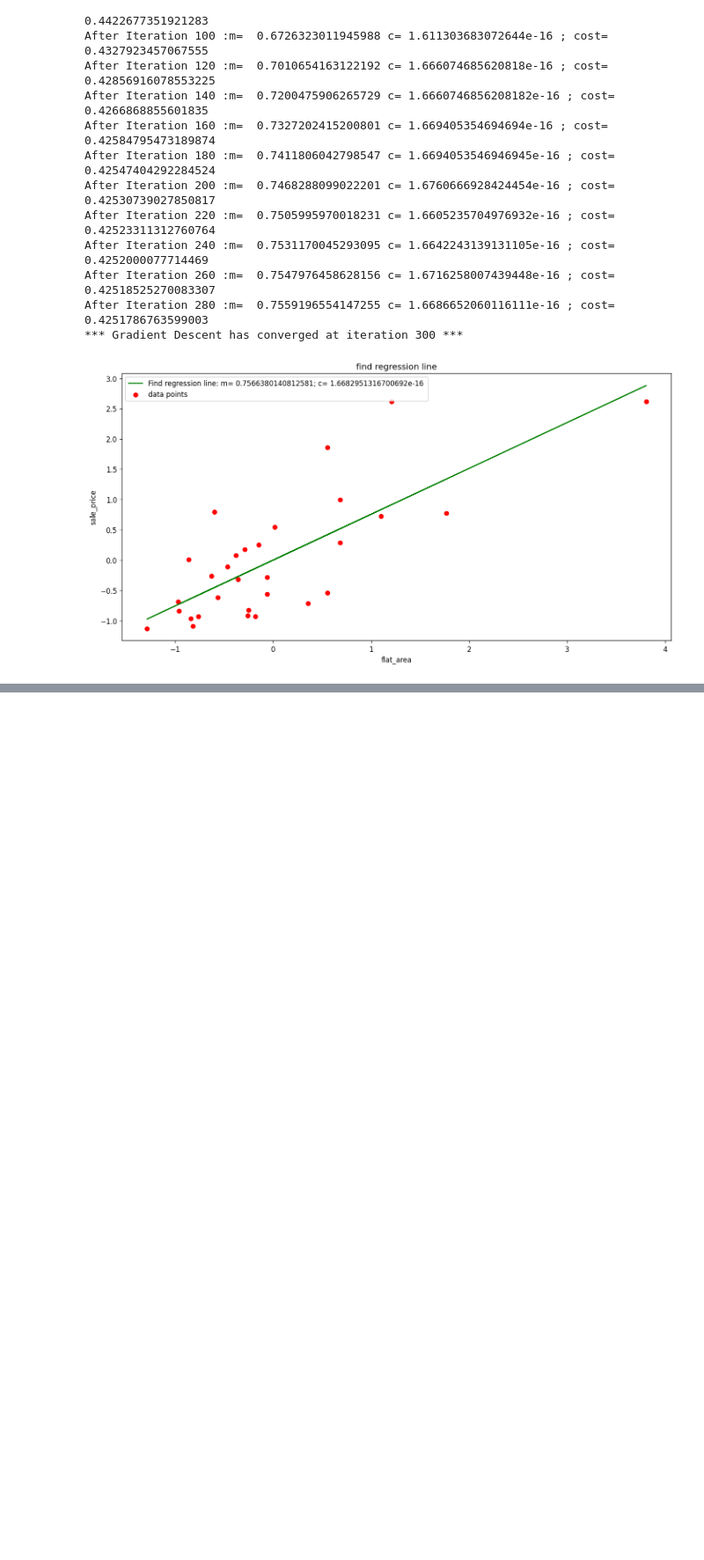
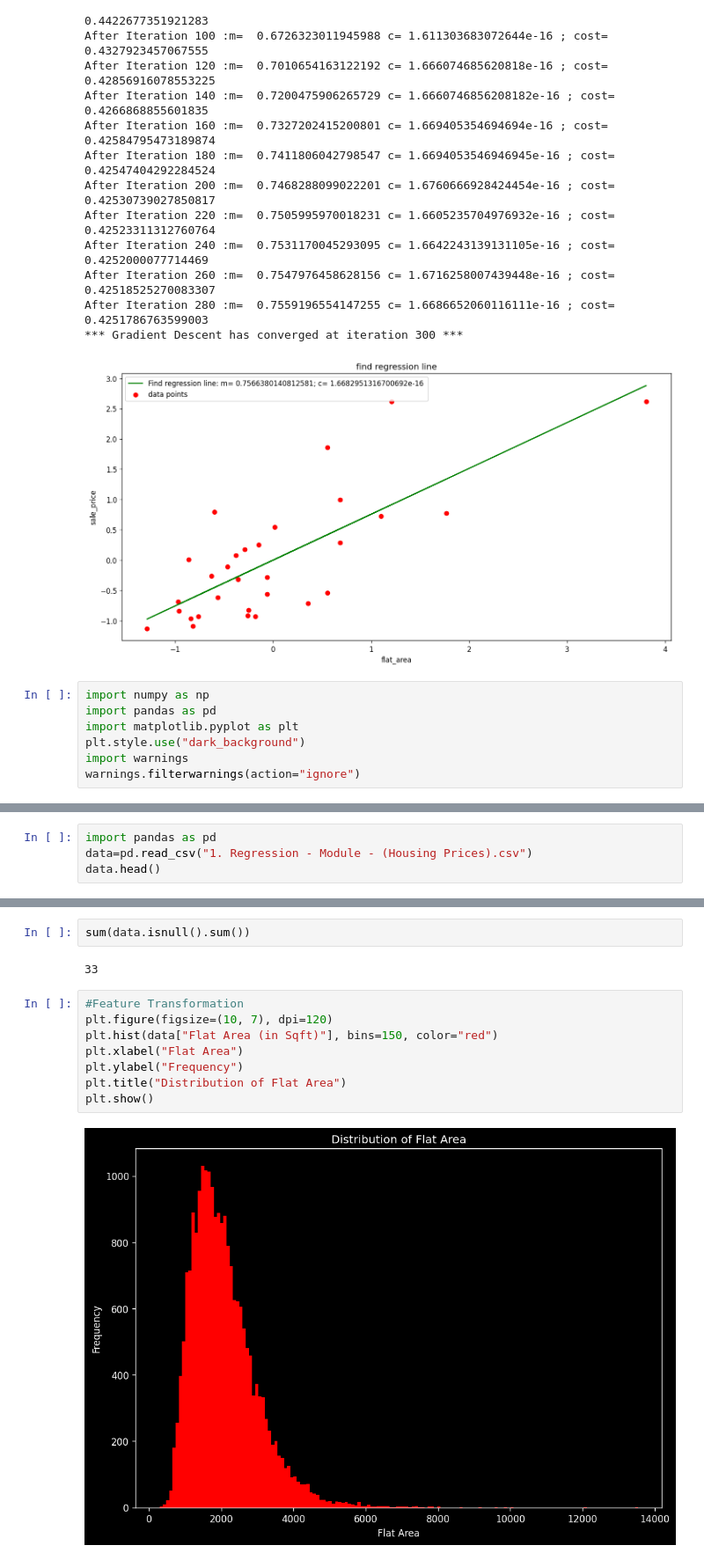
Before and after one commit to deepak-mandal/ML, a Jupyter notebook: project.ipynb, the cells around one changed output, grey strips where cells are left out. Shown at 88% size. Cells and saved outputs as stored; diff of their text form; blank space fills up the shorter version.

```diff
--- a/project.ipynb
+++ b/project.ipynb
@@ -1806,3 +1806,10 @@ After Iteration 260 :m=  0.7547976458628156 c= 1.6716258007439448e-16 ; cost=  0
 After Iteration 280 :m=  0.7559196554147255 c= 1.6686652060116111e-16 ; cost=  0.4251786763599003
 *** Gradient Descent has converged at iteration 300 ***
 [figure]
+# %%
+import numpy as np
+import pandas as pd
+import matplotlib.pyplot as plt
+plt.style.use("dark_background")
+import warnings
+warnings.filterwarnings(action="ignore")
@@ -1808,0 +2101,4 @@ After Iteration 280 :m=  0.7559196554147255 c= 1.6686652060116111e-16 ; cost=  0
+# %%
+import pandas as pd
+data=pd.read_csv("1. Regression - Module - (Housing Prices).csv")
+data.head()
@@ -1808,0 +2113,14 @@ After Iteration 280 :m=  0.7559196554147255 c= 1.6686652060116111e-16 ; cost=  0
+# %%
+sum(data.isnull().sum())
+# %% [output]
+33
+# %%
+#Feature Transformation
+plt.figure(figsize=(10, 7), dpi=120)
+plt.hist(data["Flat Area (in Sqft)"], bins=150, color="red")
+plt.xlabel("Flat Area")
+plt.ylabel("Frequency")
+plt.title("Distribution of Flat Area")
+plt.show()
+# %% [output]
+[figure, added]
```
Also changed, not shown: parts of 41 cells of this notebook.
